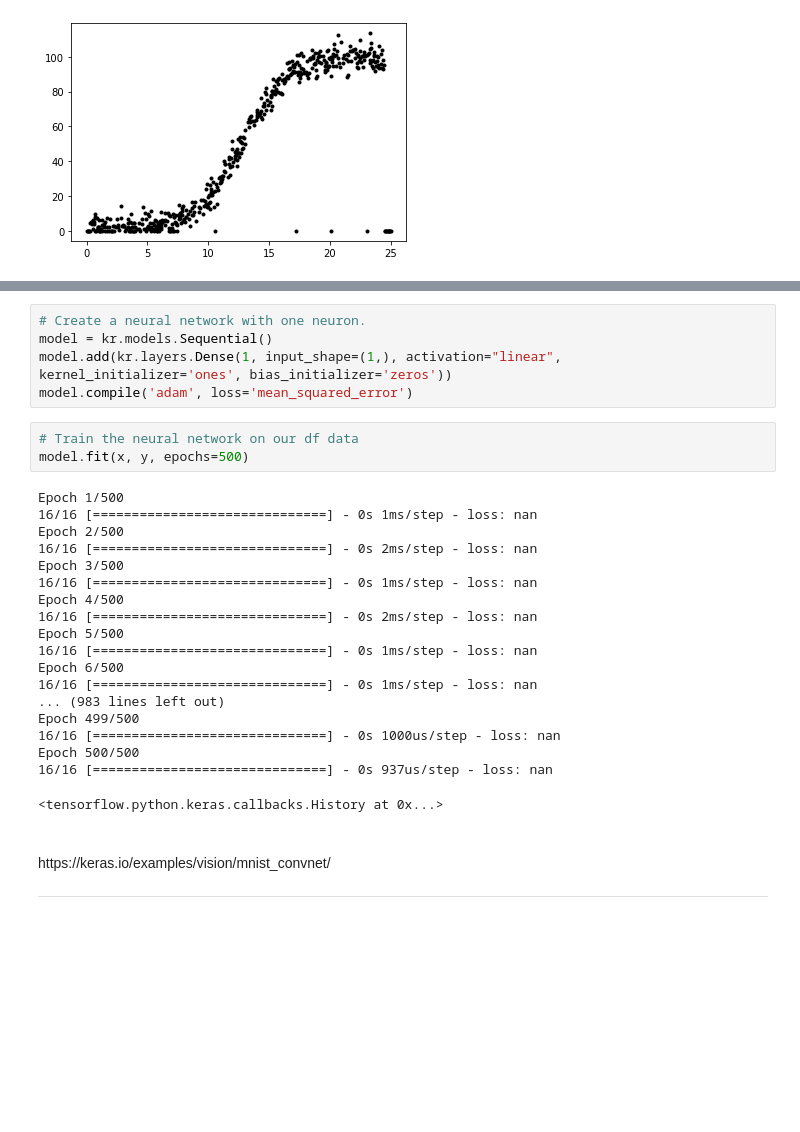
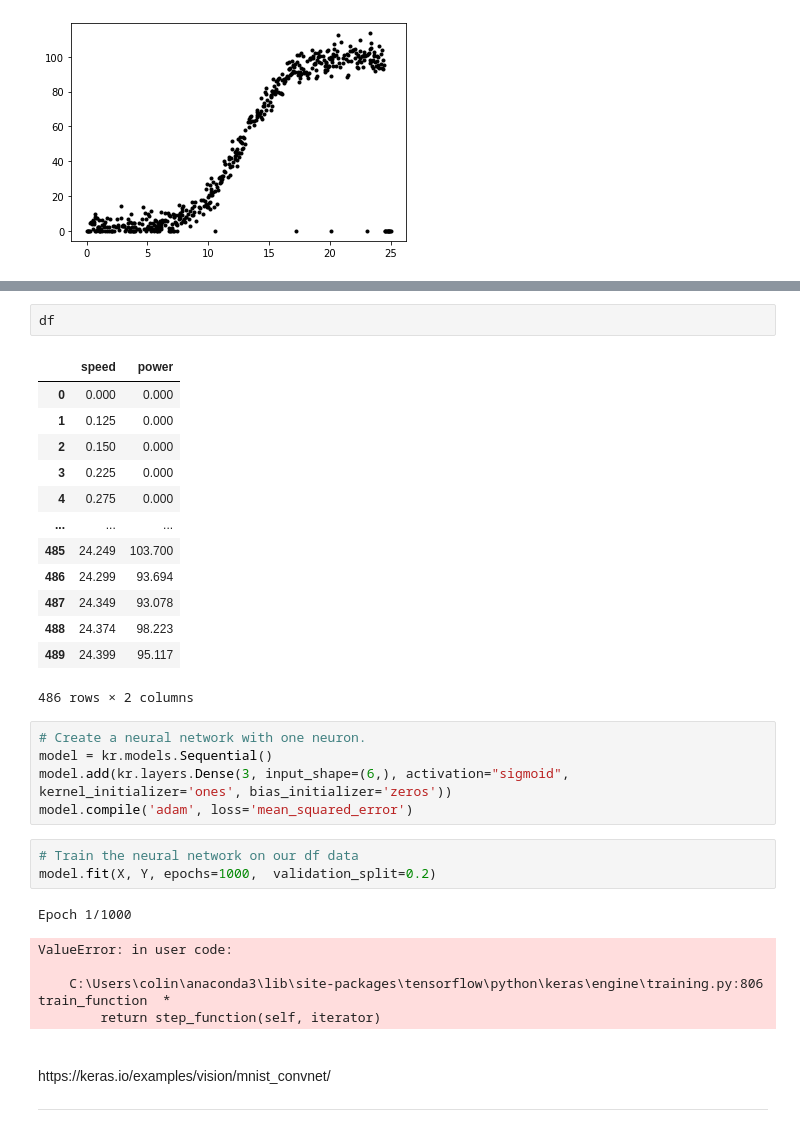
Before and after one commit to colinroche/Emerging-Tech-Project2020, a Jupyter notebook: train-model.ipynb, the cells around one changed output, grey strips where cells are left out. Saved outputs shown, nothing was run; the diff lists cells and outputs as text; blank space fills up the shorter version.

```diff
--- a/train-model.ipynb
+++ b/train-model.ipynb
@@ -64,30 +116,33 @@ After plotting the data set we can determine that the function used to get power
+# %%
+df
+# %% [output]
+|  | speed | power |
+| 0 | 0.000 | 0.000 |
+| 1 | 0.125 | 0.000 |
+| 2 | 0.150 | 0.000 |
+| 3 | 0.225 | 0.000 |
+| 4 | 0.275 | 0.000 |
+| ... | ... | ... |
+| 485 | 24.249 | 103.700 |
+| 486 | 24.299 | 93.694 |
+| 487 | 24.349 | 93.078 |
+| 488 | 24.374 | 98.223 |
+| 489 | 24.399 | 95.117 |
+486 rows × 2 columns
 # %%
 # Create a neural network with one neuron.
 model = kr.models.Sequential()
-model.add(kr.layers.Dense(1, input_shape=(1,), activation="linear", kernel_initializer='ones', bias_initializer='zeros'))
+model.add(kr.layers.Dense(3, input_shape=(6,), activation="sigmoid", kernel_initializer='ones', bias_initializer='zeros'))
 model.compile('adam', loss='mean_squared_error')
 # %%
 # Train the neural network on our df data
-model.fit(x, y, epochs=500)
+model.fit(X, Y, epochs=1000,  validation_split=0.2)
 # %% [output]
-Epoch 1/500
-16/16 [==============================] - 0s 1ms/step - loss: nan
-Epoch 2/500
-16/16 [==============================] - 0s 2ms/step - loss: nan
-Epoch 3/500
-16/16 [==============================] - 0s 1ms/step - loss: nan
-Epoch 4/500
-16/16 [==============================] - 0s 2ms/step - loss: nan
-Epoch 5/500
-16/16 [==============================] - 0s 1ms/step - loss: nan
-Epoch 6/500
-16/16 [==============================] - 0s 1ms/step - loss: nan
-... (983 lines left out)
-Epoch 499/500
-16/16 [==============================] - 0s 1000us/step - loss: nan
-Epoch 500/500
-16/16 [==============================] - 0s 937us/step - loss: nan
+Epoch 1/1000
-<tensorflow.python.keras.callbacks.History at 0x...>
+ValueError: in user code:
+
+    C:\Users\colin\anaconda3\lib\site-packages\tensorflow\python\keras\engine\training.py:806 train_function  *
+        return step_function(self, iterator)
 # %% [markdown]
 <br>
 https://keras.io/examples/vision/mnist_convnet/
```
Also changed, not shown: parts of 6 cells of this notebook.
